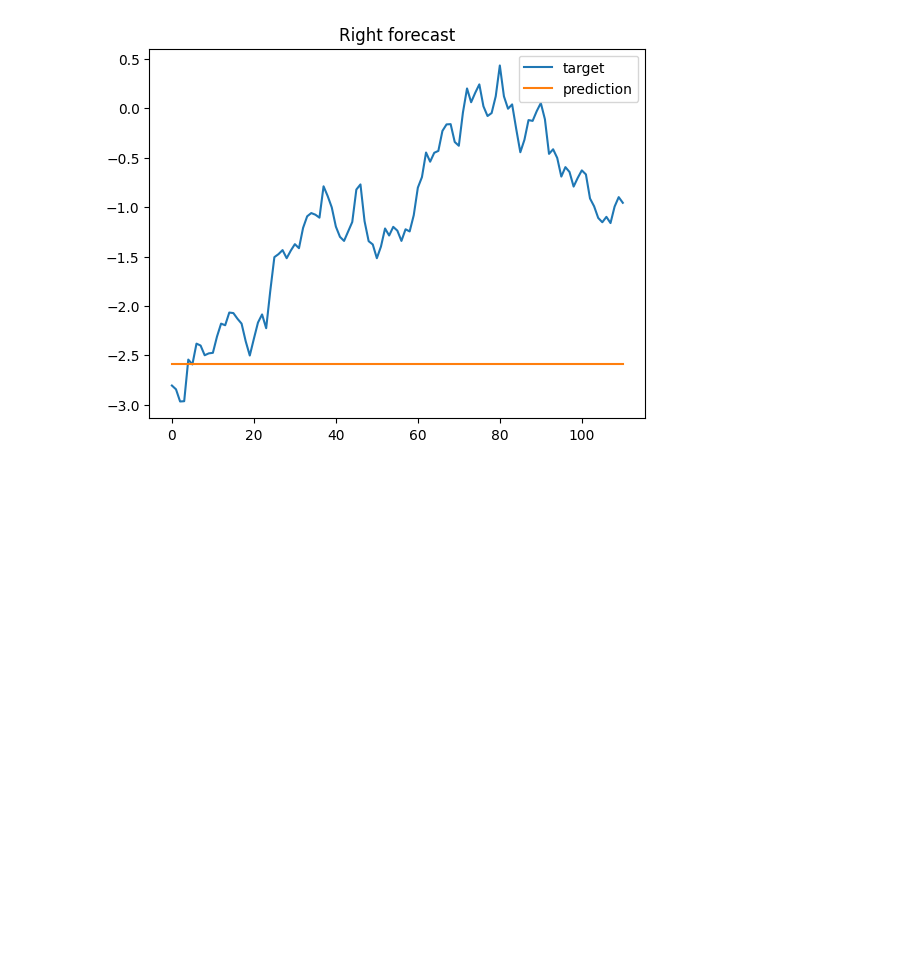
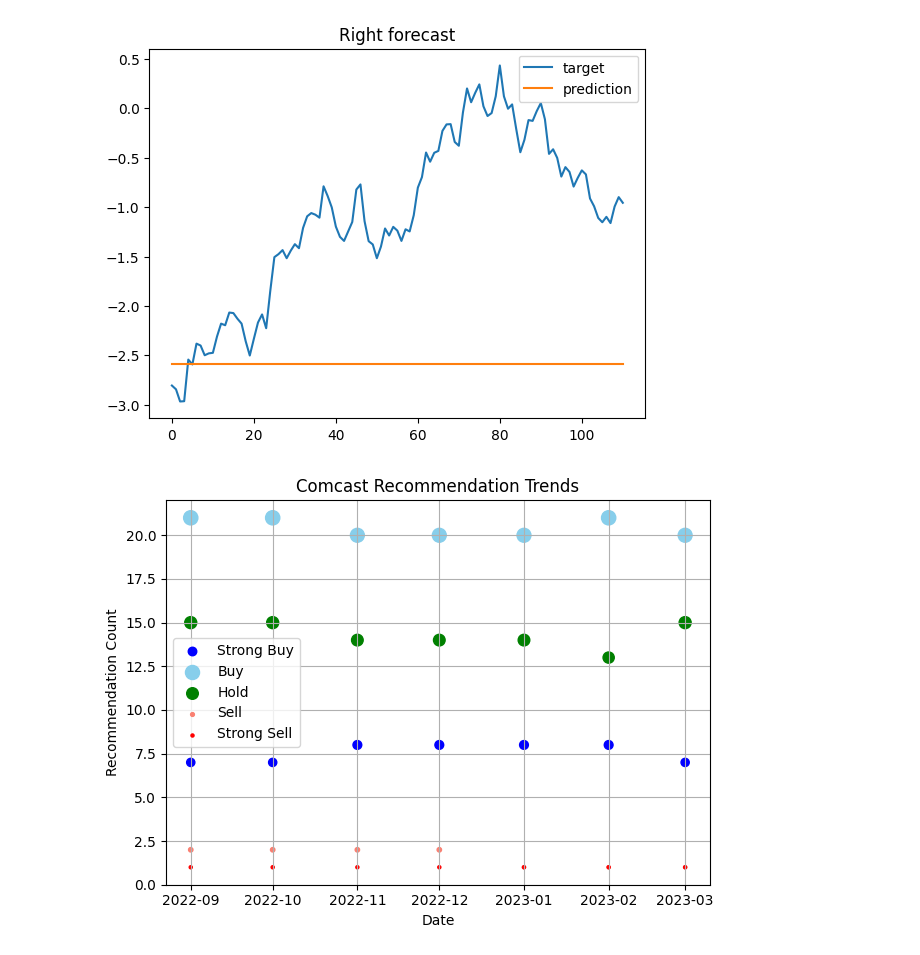
Before and after one commit to geoffpatton/dsci-521-project, a Jupyter notebook: prediction.ipynb, the cells around one changed output. Drawn from its saved outputs; the diff is of its cells as text; code cells hidden in the pictures; blank space fills up the shorter version.

```diff
--- a/prediction.ipynb
+++ b/prediction.ipynb
@@ -385,3 +385,49 @@ plt.show()
 # %% [output]
 X.shape (221, 10) Y.shape (221,)
 [figure]
+# %%
+ticker_symbol = 'CMCSA'
+
+trends_csv = './data/recommendation_trends.csv'
+
+all_trends_df = pd.read_csv(trends_csv, header = 0)
+
+stock_trends_df = all_trends_df[all_trends_df['symbol'] == ticker_symbol].copy()
+#symbol,period,strongBuy,buy,hold,sell,strongSell
+
+stock_trends_df['period'] = pd.to_datetime(stock_trends_df['period'])
+stock_trends_df.index = stock_trends_df['period']
+stock_trends_df = stock_trends_df.drop(['period','symbol'], axis=1)
+
+#slice = [12, 25, 50, 36, 19]
+#activities = ['NLP','Neural Network', 'Data analytics', 'Quantum Computing', 'Machine Learning']
+
+#slice = [recent_trend['strongBuy'],recent_trend['buy'],recent_trend['hold'],recent_trend['sell'],recent_trend['strongSell']]
+
+activities = ['strongBuy','buy','hold','sell','strongSell']
+
+cols = ['r','b','c','g', 'orange']
+
+ax = plt.axes()
+ax.grid()
+ax.set(xlabel='Date', ylabel='Recommendation')
+
+#val = (stock_trends_df['strongBuy'] + stock_trends_df['buy']) - (stock_trends_df['sell'] - stock_trends_df['strongSell'] * 1.5)
+#ax.plot(stock_trends_df['period'], val, label='actual', c='b', linewidth=1)
+#ax.hist(stock_trends_df, bins=6)
+#ax.bar(stock_trends_df.index, stock_trends_df)
+
+ax.scatter(stock_trends_df.index, stock_trends_df['strongBuy'], s=stock_trends_df['strongBuy']*5, label='Strong Buy', c='b')
+ax.scatter(stock_trends_df.index, stock_trends_df['buy'], s=stock_trends_df['buy']*5, label='Buy', c='skyblue')
+ax.scatter(stock_trends_df.index, stock_trends_df['hold'], s=stock_trends_df['hold']*5, label='Hold', c='g')
+ax.scatter(stock_trends_df.index, stock_trends_df['sell'], s=stock_trends_df['sell']*5, label='Sell', c='salmon')
+ax.scatter(stock_trends_df.index, stock_trends_df['strongSell'], s=stock_trends_df['strongSell']*5, label='Strong Sell', c='r')
+
+ax.set_title("Comcast Recommendation Trends")
+ax.set_ylabel("Recommendation Count")
+
+plt.tight_layout()
+plt.legend()
+plt.show()
+# %% [output]
+[figure, added]
```
Also changed, not shown: parts of 2 cells of this notebook, 1 other file.
